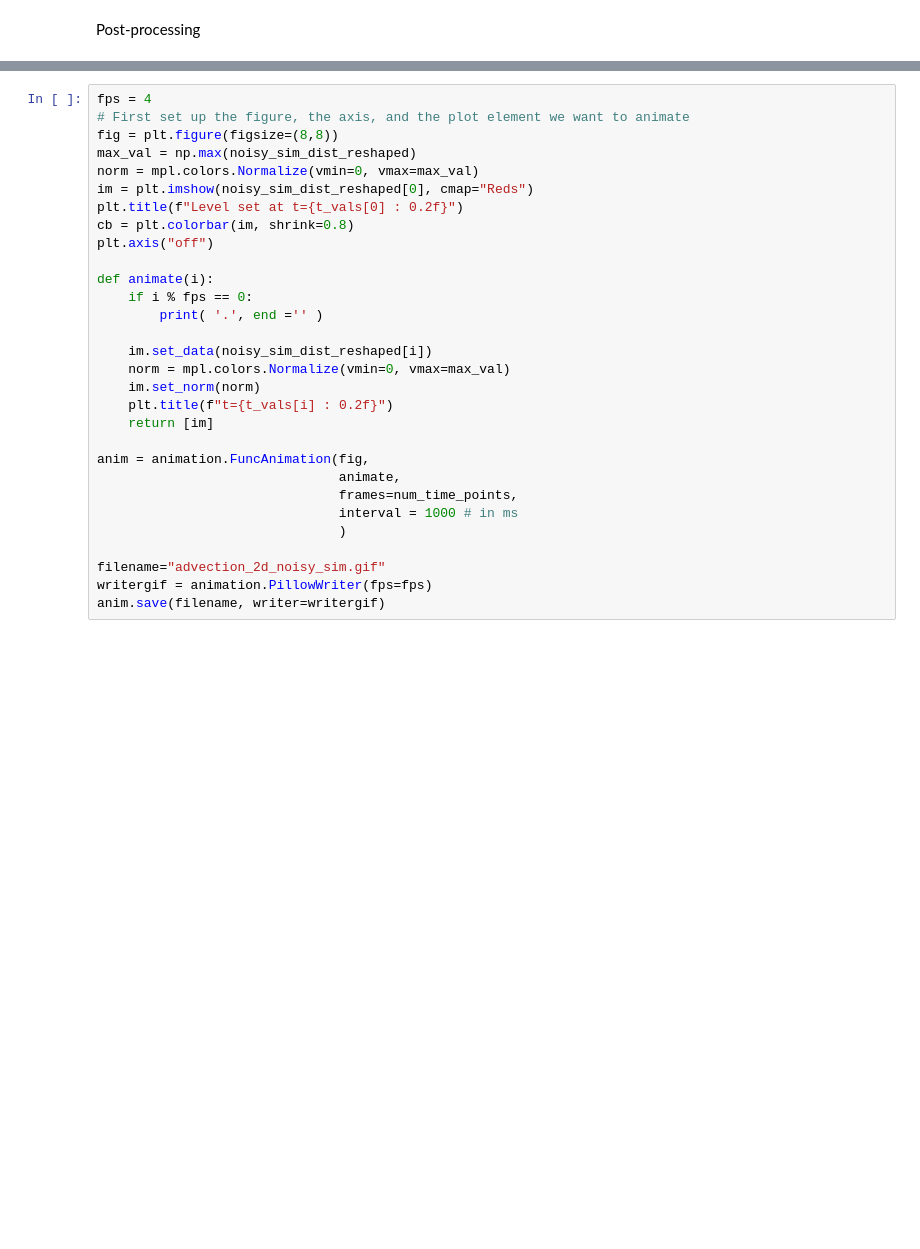
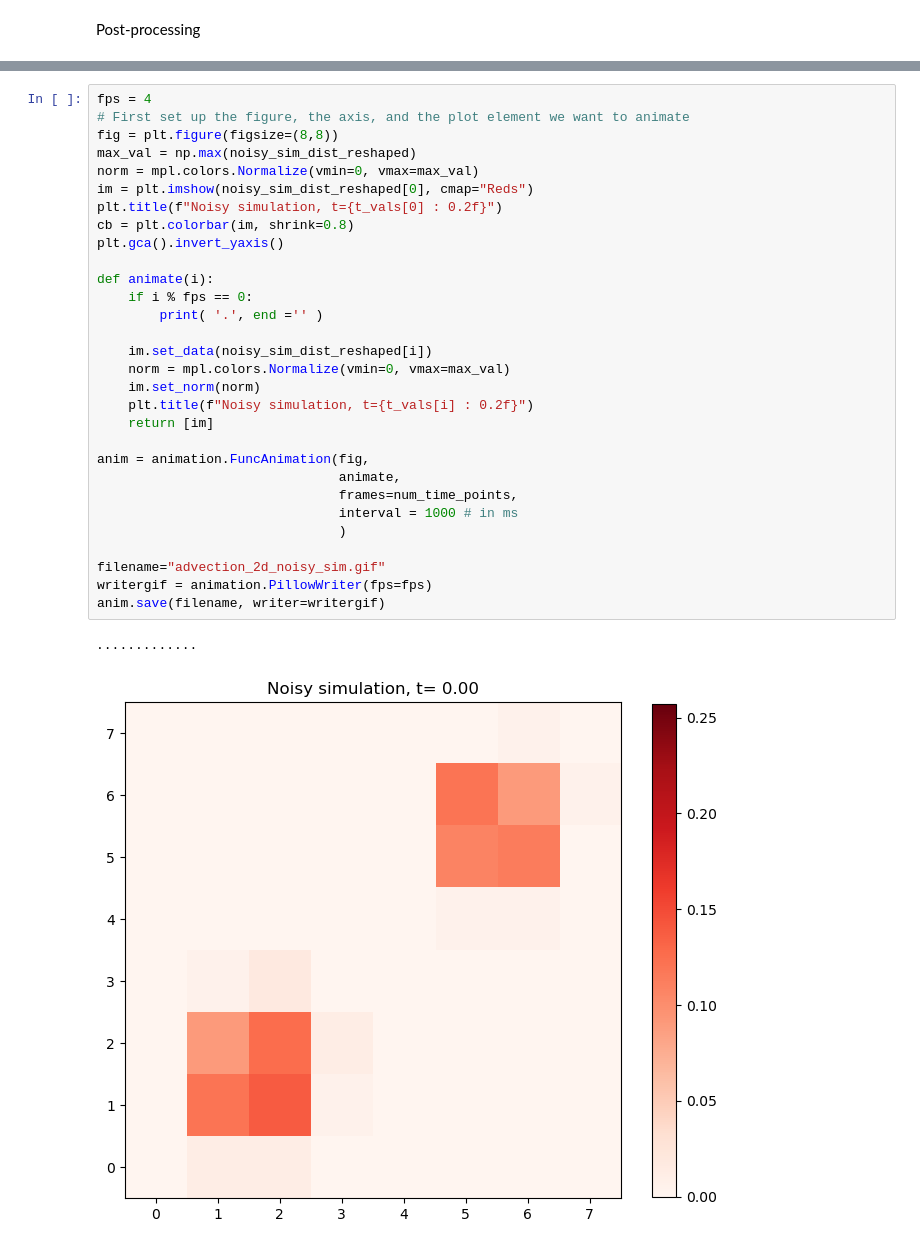
Before and after one commit to jli0108/quantum-diff-eq-ham-ebd, a Jupyter notebook: ionq_experiments.ipynb, the cells around one changed output, grey strips where cells are left out. Saved outputs shown, nothing was run; the diff lists cells and outputs as text; blank space fills up the shorter version.

```diff
--- a/ionq_experiments.ipynb
+++ b/ionq_experiments.ipynb
@@ -906,30 +929,33 @@ anim.save(filename, writer=writergif)
 # %%
 fps = 4
 # First set up the figure, the axis, and the plot element we want to animate
 fig = plt.figure(figsize=(8,8))
 max_val = np.max(noisy_sim_dist_reshaped)
 norm = mpl.colors.Normalize(vmin=0, vmax=max_val)
 im = plt.imshow(noisy_sim_dist_reshaped[0], cmap="Reds")
-plt.title(f"Level set at t={t_vals[0] : 0.2f}")
+plt.title(f"Noisy simulation, t={t_vals[0] : 0.2f}")
 cb = plt.colorbar(im, shrink=0.8)
-plt.axis("off")
+plt.gca().invert_yaxis()
 
 def animate(i):
     if i % fps == 0:
         print( '.', end ='' )
 
     im.set_data(noisy_sim_dist_reshaped[i])
     norm = mpl.colors.Normalize(vmin=0, vmax=max_val)
     im.set_norm(norm)
-    plt.title(f"t={t_vals[i] : 0.2f}")
+    plt.title(f"Noisy simulation, t={t_vals[i] : 0.2f}")
     return [im]
 
 anim = animation.FuncAnimation(fig,
                                animate,
                                frames=num_time_points,
                                interval = 1000 # in ms
                                )
 
 filename="advection_2d_noisy_sim.gif"
 writergif = animation.PillowWriter(fps=fps)
 anim.save(filename, writer=writergif)
+# %% [output]
+.............
+[figure, added]
```
Also changed, not shown: parts of 11 cells of this notebook.
